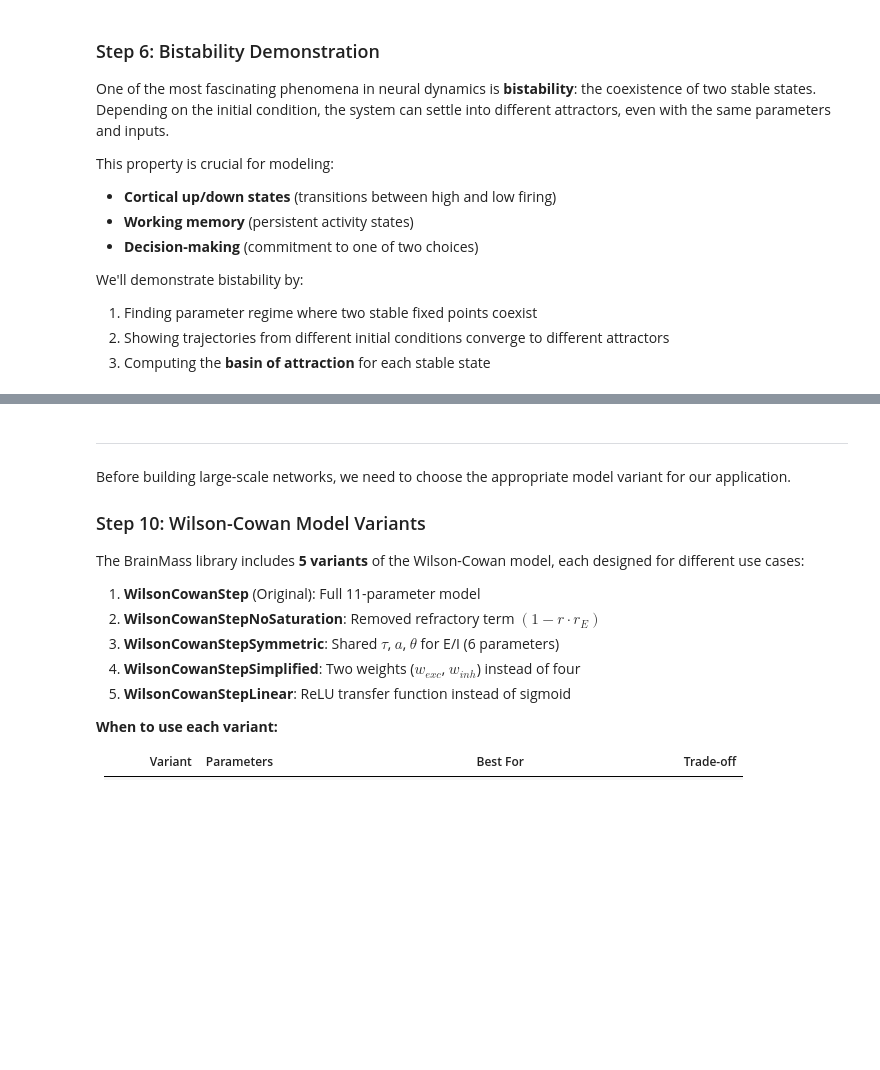
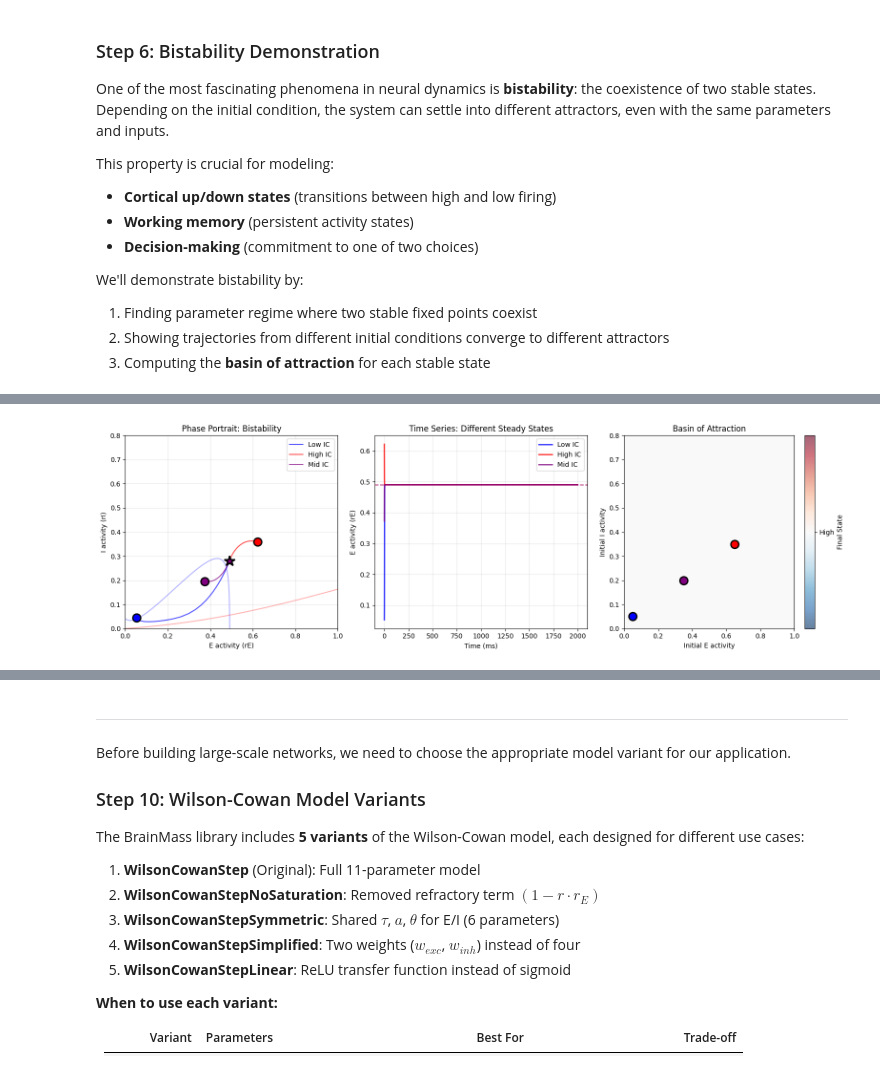
Before and after one commit to chaobrain/brainmass, a Jupyter notebook: examples/020-wilson-cowan-model.ipynb, the cells around one changed output, grey strips where cells are left out. Saved outputs shown, nothing was run; the diff lists cells and outputs as text; code cells hidden in the pictures; blank space fills up the shorter version.

```diff
--- a/examples/020-wilson-cowan-model.ipynb
+++ b/examples/020-wilson-cowan-model.ipynb
@@ -1055,0 +822,95 @@ plt.show()
+# %%
+# Visualization: 3-panel bistability figure
+fig, axes = plt.subplots(1, 3, figsize=(16, 5))
+
+# Panel 1: Phase portrait with trajectories
+ax = axes[0]
+
+# Plot nullclines for reference
+rE_range_bis = np.linspace(0, 1, 200)
+rI_range_bis = np.linspace(0, 0.8, 200)
+RE_bis, RI_bis = np.meshgrid(rE_range_bis, rI_range_bis)
+
+wEE_bis, wEI_bis = 16.0, 12.0
+wIE_bis, wII_bis = 4.0, 8.0
+I_E_bis = 0.5
+
+drE_bis = -RE_bis + (1 - 1.0 * RE_bis) * F(wEE_bis * RE_bis - wEI_bis * RI_bis + I_E_bis, 1.2, 2.8)
+drI_bis = -RI_bis + (1 - 1.0 * RI_bis) * F(wIE_bis * RE_bis - wII_bis * RI_bis, 1.0, 4.0)
+
+ax.contour(RE_bis, RI_bis, drE_bis, levels=[0], colors=['blue'], linewidths=1.5, alpha=0.3)
+ax.contour(RE_bis, RI_bis, drI_bis, levels=[0], colors=['red'], linewidths=1.5, alpha=0.3)
+
+# Plot trajectories
+for (rE_traj, rI_traj, color, label) in zip(trajectories_rE, trajectories_rI, colors_ic, labels_ic):
+    ax.plot(rE_traj[:, 0], rI_traj[:, 0], '-', color=color, linewidth=1.5, alpha=0.7, label=label)
+    ax.plot(rE_traj[0, 0], rI_traj[0, 0], 'o', color=color, markersize=12, markeredgecolor='black', markeredgewidth=2)
+    ax.plot(rE_traj[-1, 0], rI_traj[-1, 0], '*', color=color, markersize=16, markeredgecolor='black', markeredgewidth=2)
+
+ax.set_xlabel('E activity (rE)')
+ax.set_ylabel('I activity (rI)')
+ax.set_title('Phase Portrait: Bistability')
+ax.legend()
+ax.grid(True, alpha=0.3)
+
+# Panel 2: Time series overlay
+ax = axes[1]
+t_bis = indices_bistable * brainstate.environ.get_dt()
+
+for (rE_traj, color, label) in zip(trajectories_rE, colors_ic, labels_ic):
+    ax.plot(t_bis, rE_traj[:, 0], '-', color=color, linewidth=2, label=label, alpha=0.8)
+
+ax.set_xlabel('Time (ms)')
+ax.set_ylabel('E activity (rE)')
+ax.set_title('Time Series: Different Steady States')
+ax.legend()
+ax.grid(True, alpha=0.3)
+ax.axhline(y=trajectories_rE[0][-1, 0], color=colors_ic[0], linestyle='--', alpha=0.5)
+ax.axhline(y=trajectories_rE[1][-1, 0], color=colors_ic[1], linestyle='--', alpha=0.5)
+
+# Panel 3: Basin of attraction
+ax = axes[2]
+
+# Grid of initial conditions
+rE_init_grid = np.linspace(0, 1, 40)
+rI_init_grid = np.linspace(0, 0.8, 40)
+basin_map = np.zeros((len(rI_init_grid), len(rE_init_grid)))
+
+print("Computing basin of attraction (this may take ~30-60 seconds)...")
+
+for i, rE_init in enumerate(rE_init_grid):
+    for j, rI_init in enumerate(rI_init_grid):
+        rE_final = bistable_simulation(rE_init, rI_init, n_steps=15000)[0]
+
+        # Classify final state (low vs high)
+        final_value = rE_final[-1, 0]
+        if final_value < 0.3:
+            basin_map[j, i] = 0  # Low state
+        else:
+            basin_map[j, i] = 1  # High state
+
+print("Basin computation complete!")
+
+# Plot basin
+im = ax.imshow(basin_map, extent=[0, 1, 0, 0.8], origin='lower', cmap='RdBu_r', alpha=0.6, aspect='auto')
+ax.set_xlabel('Initial E activity')
+ax.set_ylabel('Initial I activity')
+ax.set_title('Basin of Attraction')
+
+# Mark the initial conditions we tested
+for (rE0, rI0), color in zip(initial_conditions, colors_ic):
+    ax.plot(rE0, rI0, 'o', color=color, markersize=12, markeredgecolor='black', markeredgewidth=2)
+
+# Colorbar
+cbar = plt.colorbar(im, ax=ax, ticks=[0, 1])
+cbar.set_label('Final State')
+cbar.ax.set_yticklabels(['Low', 'High'])
+
+plt.tight_layout()
+plt.show()
+
+print("\nBiological Significance:")
+print("- Blue region → Low state (cortical 'down' state)")
+print("- Red region → High state (cortical 'up' state)")
+print("- Boundary separates the two basins of attraction")
+# %% [output]
@@ -1055,0 +919 @@ plt.show()
+[figure, added]
```
Also changed, not shown: parts of 36 cells of this notebook, 7 other files.
